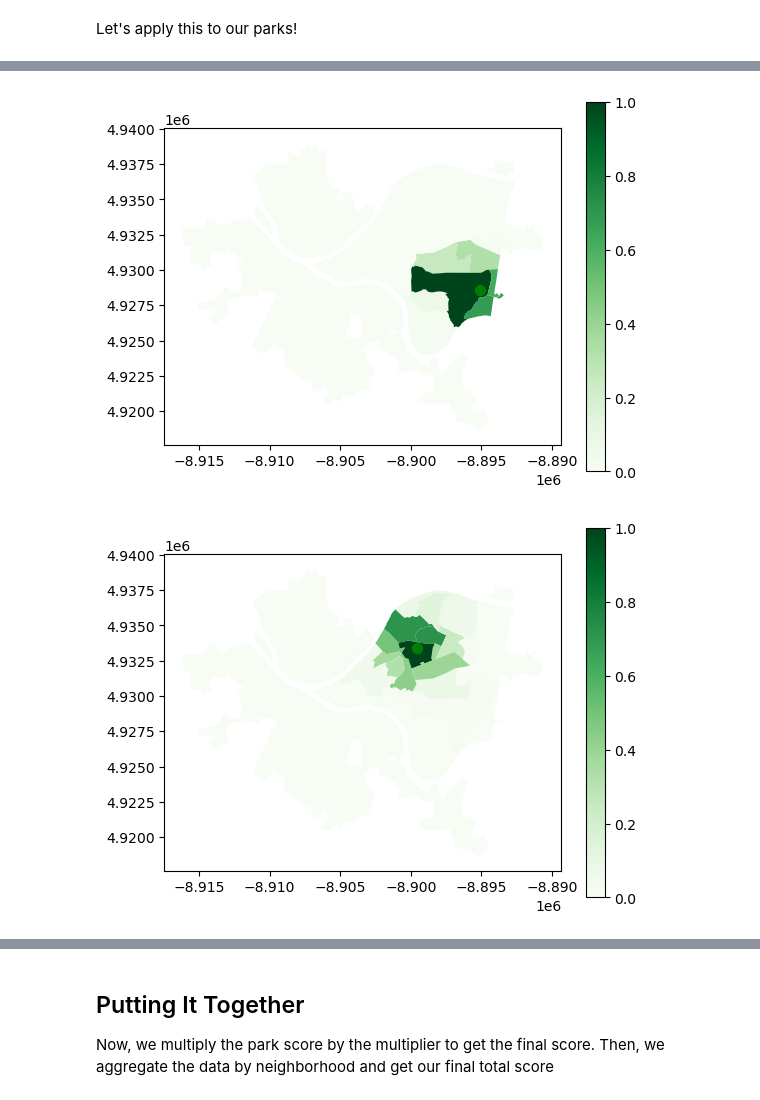
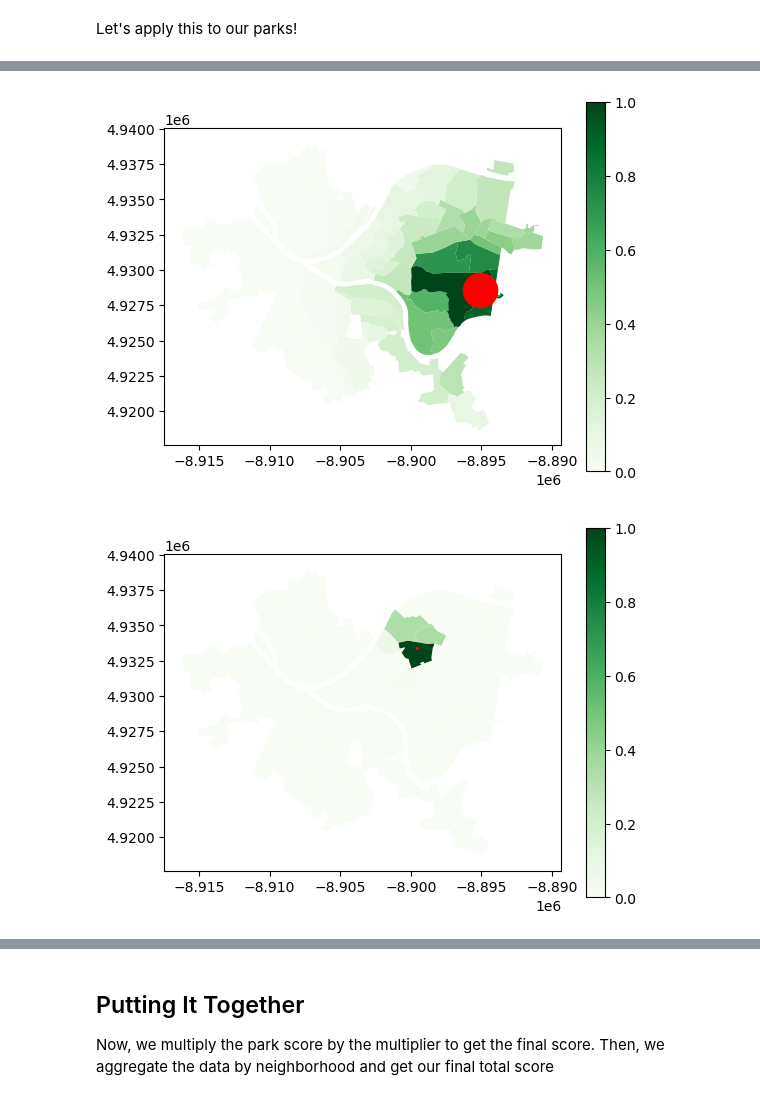
Before and after one commit to YifanXu/big_ideas_final, a Jupyter notebook: parks.ipynb, the cells around one changed output, grey strips where cells are left out. Drawn from its saved outputs; the diff is of its cells as text; code cells hidden in the pictures.

Commit message:
parks 2:

```diff
--- a/parks.ipynb
+++ b/parks.ipynb
@@ -230,7 +241,7 @@ def plt_map_single_park(data, column, parkname, inverse=False):
 
     cmap = 'Greens_r' if inverse else 'Greens'
     basePlt = joined.plot(ax=ax,column=column,cmap=cmap, legend=True)
-    filteredParks.plot(ax=ax, color='green', markersize=50)
+    filteredParks.plot(ax=ax, color='red', markersize=filteredParks['acreage'])
 # %%
 for p in ['Frick Park', 'Friendship Park', 'Point State Park']:
     plt_map_single_park(df, 'distance', p, True)
@@ -268,16 +295,22 @@ The function we will use is shown here (revealed to me in a dream of course)
 # %%
-smooth_radius=4000
+max_radius = 12000
+max_acreage = parks_sm['acreage'].max()
 
-def dst_score (dx):
-    value = max(0, (smooth_radius - dx) / smooth_radius);
+def dst_score (acreage, dx):
+    ratio = acreage / max_acreage
+    radius = (ratio ** (4/5)) * max_radius
+    value = max(0, (radius - dx) / radius)
     return value * value * value
 # %%
 import numpy as np
 
-x = np.linspace(0, smooth_radius*1.5, 100)
-y = list(map(dst_score, x))
+x = np.linspace(0, 12000, 100)
+fig = plt.figure(figsize = (10, 5))
+for p in ['Frick Park', 'Friendship Park', 'Point State Park']:
+    acreage = parks_flat[parks_flat['updatepknm'] == p].iloc[0].acreage
+    y = list(map(lambda x: dst_score(acreage, x), x))
+    plt.plot(x, y, label = f'{p} ({round(acreage)} acres)')
 
-fig = plt.figure(figsize = (10, 5))
-plt.plot(x, y)
+plt.legend()
 plt.show()
 # %% [output]
@@ -286,6 +319,6 @@ plt.show()
 Let's apply this to our parks!
 # %%
 from shapely.geometry import Point
-df['dst_score'] = df.apply(lambda r: dst_score(r['distance']), axis=1)
+df['dst_score'] = df.apply(lambda r: dst_score(r['area_score'], r['distance']), axis=1)
 df.head()
 # %% [output]
@@ -298,6 +331,6 @@ df.head()
 # %%
-for p in ['Frick Park', 'Friendship Park', 'Point State Park']:
+for p in ['Frick Park', 'Friendship Park', 'Point State Park', 'Glen Arden Circle']:
     plt_map_single_park(df, 'dst_score', p)
 # %% [output]
-[figure, old version]
+[figure, new version]
-[figure, old version]
+[figure, new version]
```
Also changed, not shown: parts of 15 cells of this notebook.
